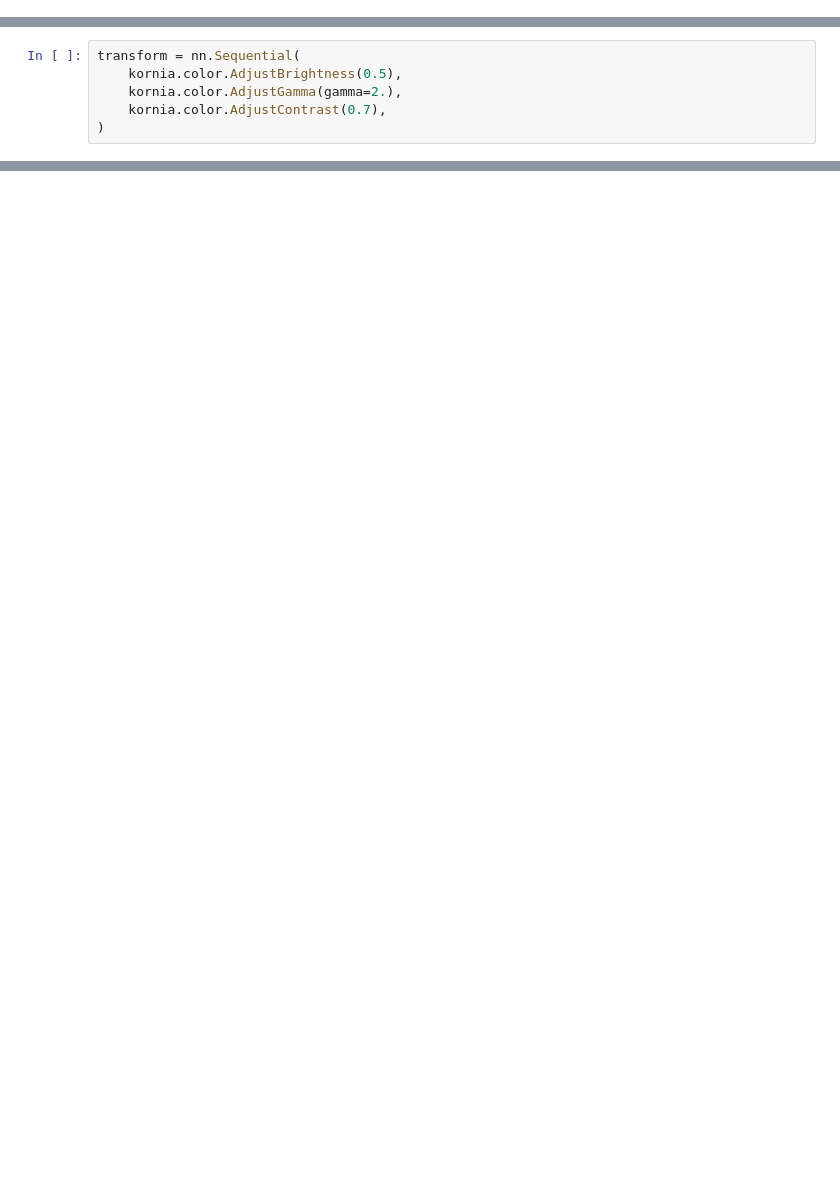
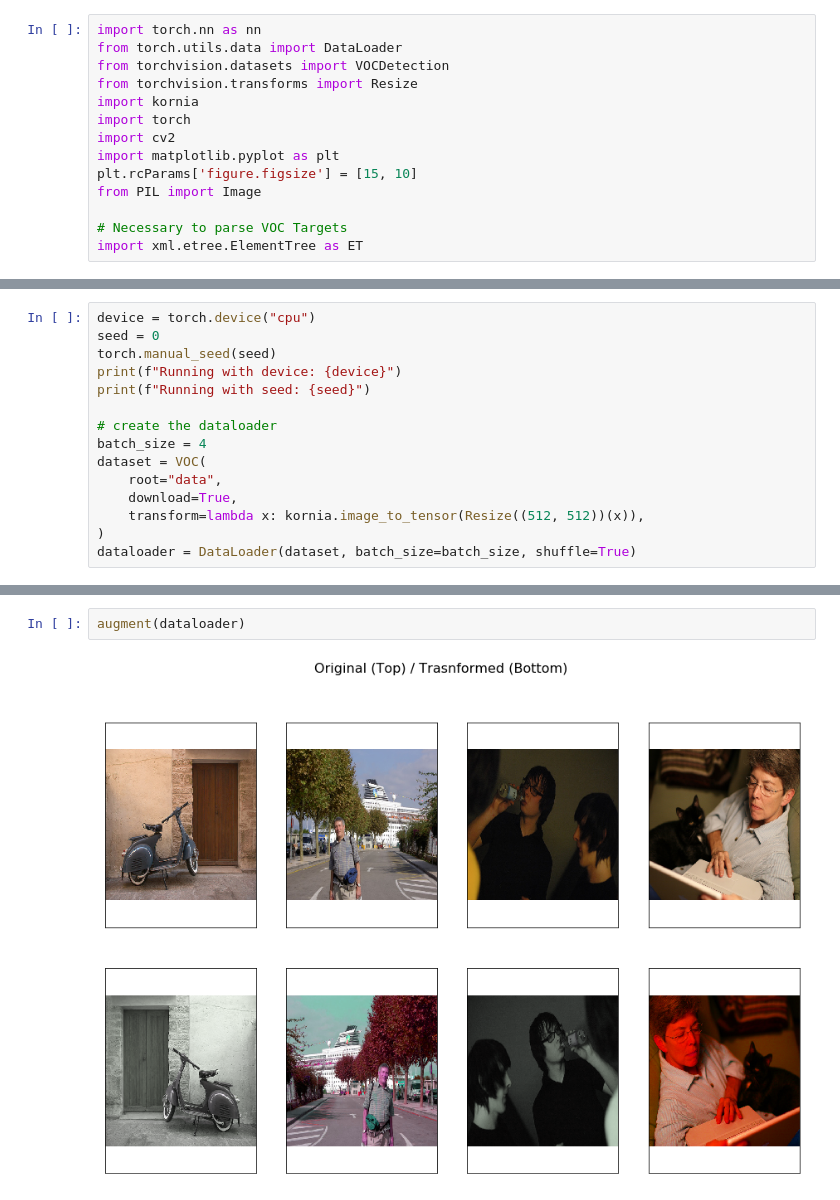
Before and after one commit to kornia/kornia-examples, a Jupyter notebook: data_augmentation.ipynb, the cells around one changed output, grey strips where cells are left out. Saved outputs shown, nothing was run; the diff lists cells and outputs as text; blank space fills up the shorter version.

Commit message:
data augmentation example

```diff
--- a/data_augmentation.ipynb
+++ b/data_augmentation.ipynb
@@ -7 +27,15 @@ In this data you learn how to use `kornia` modules in order to perform the data
+# %%
+import torch.nn as nn
+from torch.utils.data import DataLoader
+from torchvision.datasets import VOCDetection
+from torchvision.transforms import Resize
+import kornia
+import torch
+import cv2
+import matplotlib.pyplot as plt
+plt.rcParams['figure.figsize'] = [15, 10]
+from PIL import Image
+
+# Necessary to parse VOC Targets
+import xml.etree.ElementTree as ET
 # %% [markdown]
@@ -55,6 +42,0 @@ Successfully built kornia
-# %%
-transform = nn.Sequential(
-    kornia.color.AdjustBrightness(0.5),
-    kornia.color.AdjustGamma(gamma=2.),
-    kornia.color.AdjustContrast(0.7),
-)
@@ -89,0 +169,15 @@ Iteration: 2 Image shape: torch.Size([2, 3, 240, 320])
+# %%
+device = torch.device("cpu")
+seed = 0
+torch.manual_seed(seed)
+print(f"Running with device: {device}")
+print(f"Running with seed: {seed}")
+
+# create the dataloader
+batch_size = 4
+dataset = VOC(
+    root="data",
+    download=True,
+    transform=lambda x: kornia.image_to_tensor(Resize((512, 512))(x)),
+)
+dataloader = DataLoader(dataset, batch_size=batch_size, shuffle=True)
@@ -89,0 +190,4 @@ Iteration: 2 Image shape: torch.Size([2, 3, 240, 320])
+# %%
+augment(dataloader)
+# %% [output]
+[figure, added]
```
Also changed, not shown: parts of 20 cells of this notebook.
